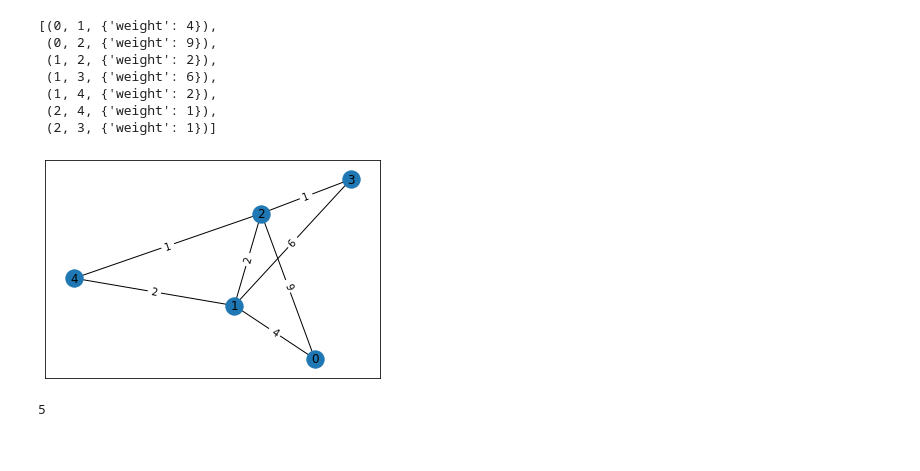
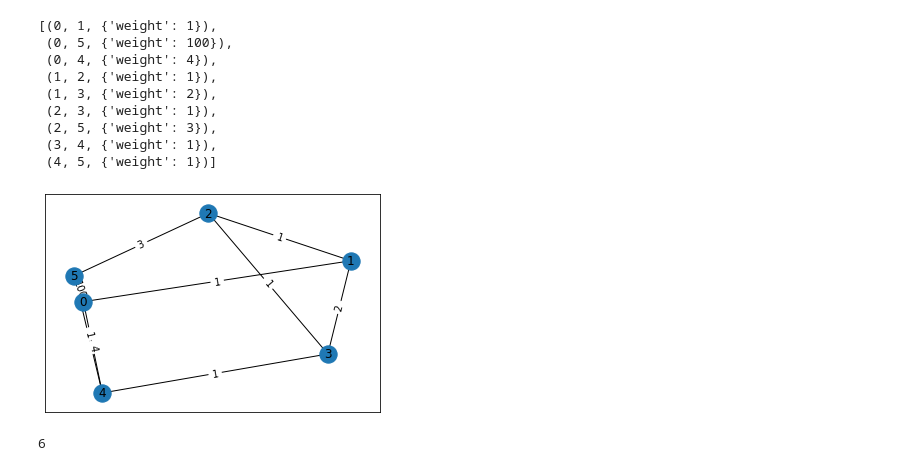
Before and after one commit to nitinosiris/tsp, a Jupyter notebook: main.ipynb, the cells around one changed output. Drawn from its saved outputs; the diff is of its cells as text; code cells hidden in the pictures.

```diff
--- a/main.ipynb
+++ b/main.ipynb
@@ -10,16 +11,18 @@ import heapq
 # %%
-G = nx.read_edgelist("data.txt", nodetype=int, data=(("weight", int),))
+G = nx.read_edgelist("data2.txt", nodetype=int, data=(("weight", int),))
 G = nx.Graph(G)
 # %%
 list(G.edges(data=True))
 # %% [output]
-[(0, 1, {'weight': 4}),
- (0, 2, {'weight': 9}),
- (1, 2, {'weight': 2}),
- (1, 3, {'weight': 6}),
- (1, 4, {'weight': 2}),
- (2, 4, {'weight': 1}),
- (2, 3, {'weight': 1})]
+[(0, 1, {'weight': 1}),
+ (0, 5, {'weight': 100}),
+ (0, 4, {'weight': 4}),
+ (1, 2, {'weight': 1}),
+ (1, 3, {'weight': 2}),
+ (2, 3, {'weight': 1}),
+ (2, 5, {'weight': 3}),
+ (3, 4, {'weight': 1}),
+ (4, 5, {'weight': 1})]
 # %%
 def print_graph(inp_graph, ct):
     pos = nx.spring_layout(inp_graph)
@@ -29,18 +32,18 @@ def print_graph(inp_graph, ct):
     plt.show("filename" + str(ct) + ".png")
 # %%
 # Initialize
-input_graph = G
+input_graph = copy.deepcopy(G)
 print_graph(input_graph, 0)
 no_of_nodes = input_graph.number_of_nodes()
 heap = [] # store as (node, g-value)
-visited = []
+# visited = []
 # %% [output]
-[figure, old version]
+[figure, new version]
 # %%
 print(input_graph.number_of_nodes())
 # print_graph(input_graph, 0)
 # %% [output]
-5
+6
 # %%
 def kruskalAlgo(inp_graph):
     # stores the edges present in MST
```
Also changed, not shown: parts of 10 cells of this notebook, 1 other file.
